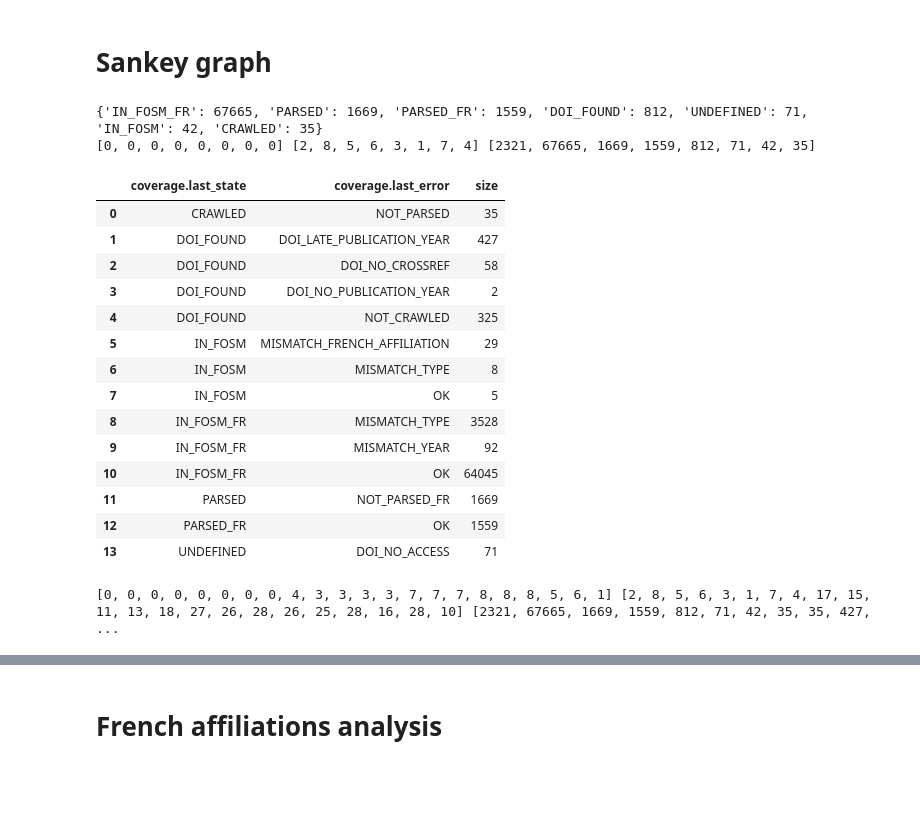
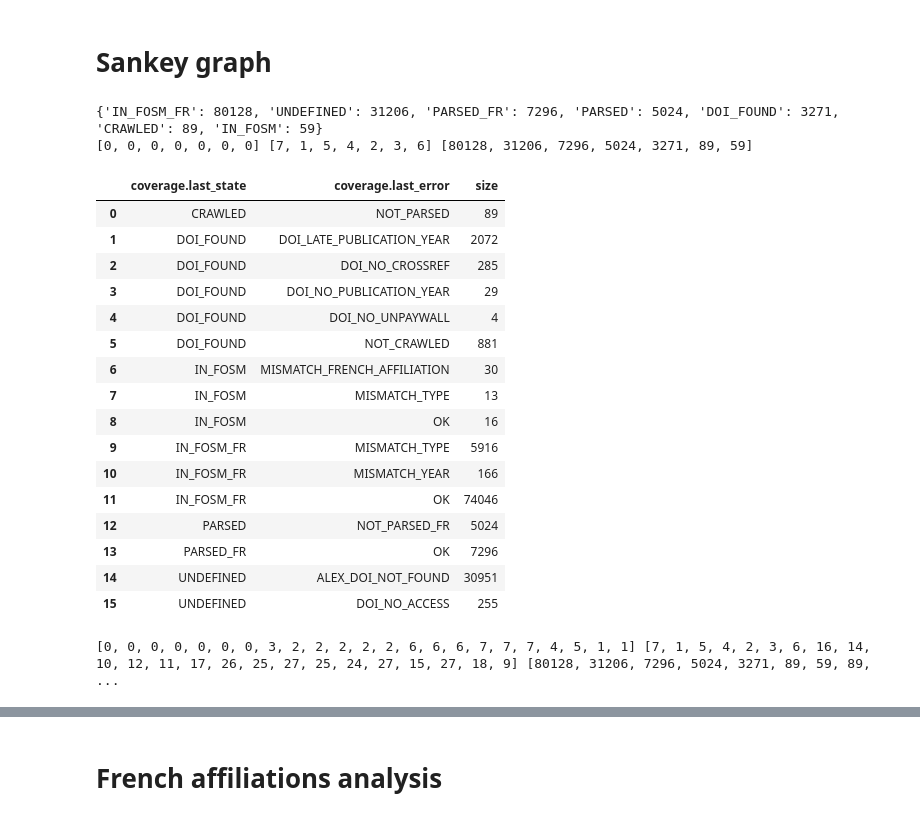
Before and after one commit to dataesr/bso-coverage, a Jupyter notebook: 2_analyse_data_openalex.ipynb, the cells around one changed output, grey strips where cells are left out. Saved outputs shown, nothing was run; the diff lists cells and outputs as text; code cells hidden in the pictures; blank space fills up the shorter version.

Commit message:
enh(openalex): update with new publications

```diff
--- a/2_analyse_data_openalex.ipynb
+++ b/2_analyse_data_openalex.ipynb
@@ -44,25 +44,30 @@ with open(f"data/openalex/part_014.jsonl") as f:
 # Sankey graph
 # %%
 # Build Sankey data
-labels = ["OpenAlex", "UNDEFINED", "DOI_MISSING", "DOI_FOUND", "CRAWLED", "PARSED", "PARSED_FR", "IN_FOSM", "IN_FOSM_FR",
+labels = ["OpenAlex", "UNDEFINED", "DOI_FOUND", "CRAWLED", "PARSED", "PARSED_FR", "IN_FOSM", "IN_FOSM_FR",
           "BAD_DOI", "DOI_NO_ACCESS", "DOI_NO_CROSSREF", "DOI_NO_UNPAYWALL", "DOI_NO_PUBLICATION_YEAR",
           "DOI_EARLY_PUBLICATION_YEAR", "DOI_LATE_PUBLICATION_YEAR", "NOT_PARSED_FR", "NOT_PARSED",
           "NOT_CRAWLED", "ALEX_DOI_NOT_FOUND", "ALEX_AUTHORSHIPS_NOT_FOUND", "ALEX_YEAR_NOT_FOUND",
           "ALEX_TYPE_NOT_FOUND", "FOSM_YEAR_NOT_FOUND", "FOSM_TYPE_NOT_FOUND", "MISMATCH_YEAR",
           "MISMATCH_TYPE", "MISMATCH_FRENCH_AFFILIATION", "OK"]
-
+palette = ["#d9d9d9", "#d9d9d9", "#ccebc5", "#fb8072", "#bebada", "#ffffb3", "#8dd3c7", "#b3de69",
+           "#bc80bd", "#bc80bd", "#bc80bd", "#bc80bd", "#bc80bd",
+           "#bc80bd", "#bc80bd", "#bebada", "#fb8072",
+           "#ccebc5", "#80b1d3", "#80b1d3", "#80b1d3",
+           "#80b1d3", "#ffed6f", "#ffed6f", "#fdb462",
+           "#fdb462", "#fdb462", "#b3de69"]
 sources = []
 targets = []
 values = []
+colors = []
 # %%
-# Valid journal-article / article error
+# Correct journal-article / article error
 df.loc[df["coverage.last_error_data"] == "('journal-article', 'article')", "coverage.last_error"] = "OK"
 df.loc[df["coverage.last_error"] == "OK", "coverage.last_error_data"] = None
+
+# Correct doi missing error
+df.loc[df["doi"].isnull(), "coverage.last_state"] = "UNDEFINED"
+df.loc[df["doi"].isnull(), "coverage.last_error"] = "ALEX_DOI_NOT_FOUND"
-# %%
-# Add missing dois
-sources.append(labels.index("OpenAlex"))
-targets.append(labels.index("DOI_MISSING"))
-values.append(df["doi"].isnull().sum())
 # %%
 # Add publications states
 states_dict = df["coverage.last_state"].value_counts().to_dict()
@@ -71,38 +76,42 @@ for key in states_dict:
     sources.append(labels.index("OpenAlex"))
     targets.append(labels.index(key))
     values.append(states_dict.get(key))
+    colors.append(palette[labels.index(key)])
 
 print(sources, targets, values)
 # %% [output]
-{'IN_FOSM_FR': 67665, 'PARSED': 1669, 'PARSED_FR': 1559, 'DOI_FOUND': 812, 'UNDEFINED': 71, 'IN_FOSM': 42, 'CRAWLED': 35}
-[0, 0, 0, 0, 0, 0, 0, 0] [2, 8, 5, 6, 3, 1, 7, 4] [2321, 67665, 1669, 1559, 812, 71, 42, 35]
+{'IN_FOSM_FR': 80128, 'UNDEFINED': 31206, 'PARSED_FR': 7296, 'PARSED': 5024, 'DOI_FOUND': 3271, 'CRAWLED': 89, 'IN_FOSM': 59}
+[0, 0, 0, 0, 0, 0, 0] [7, 1, 5, 4, 2, 3, 6] [80128, 31206, 7296, 5024, 3271, 89, 59]
 # %%
 # Add publications errors
 grouped_df = df.groupby(by=["coverage.last_state", "coverage.last_error"], as_index=False).size()
 display(grouped_df)
 for index, row in grouped_df.iterrows():
     sources.append(labels.index(row["coverage.last_state"]))
     targets.append(labels.index(row["coverage.last_error"]))
     values.append(row["size"])
+    colors.append(palette[labels.index(row["coverage.last_error"])])
 
 print(sources, targets, values)
 # %% [output]
 |  | coverage.last_state | coverage.last_error | size |
-| 0 | CRAWLED | NOT_PARSED | 35 |
-| 1 | DOI_FOUND | DOI_LATE_PUBLICATION_YEAR | 427 |
-| 2 | DOI_FOUND | DOI_NO_CROSSREF | 58 |
-| 3 | DOI_FOUND | DOI_NO_PUBLICATION_YEAR | 2 |
-| 4 | DOI_FOUND | NOT_CRAWLED | 325 |
-| 5 | IN_FOSM | MISMATCH_FRENCH_AFFILIATION | 29 |
-| 6 | IN_FOSM | MISMATCH_TYPE | 8 |
-| 7 | IN_FOSM | OK | 5 |
-| 8 | IN_FOSM_FR | MISMATCH_TYPE | 3528 |
-| 9 | IN_FOSM_FR | MISMATCH_YEAR | 92 |
-| 10 | IN_FOSM_FR | OK | 64045 |
-| 11 | PARSED | NOT_PARSED_FR | 1669 |
-| 12 | PARSED_FR | OK | 1559 |
-| 13 | UNDEFINED | DOI_NO_ACCESS | 71 |
+| 0 | CRAWLED | NOT_PARSED | 89 |
+| 1 | DOI_FOUND | DOI_LATE_PUBLICATION_YEAR | 2072 |
+| 2 | DOI_FOUND | DOI_NO_CROSSREF | 285 |
+| 3 | DOI_FOUND | DOI_NO_PUBLICATION_YEAR | 29 |
+| 4 | DOI_FOUND | DOI_NO_UNPAYWALL | 4 |
+| 5 | DOI_FOUND | NOT_CRAWLED | 881 |
+| 6 | IN_FOSM | MISMATCH_FRENCH_AFFILIATION | 30 |
+| 7 | IN_FOSM | MISMATCH_TYPE | 13 |
+| 8 | IN_FOSM | OK | 16 |
+| 9 | IN_FOSM_FR | MISMATCH_TYPE | 5916 |
+| 10 | IN_FOSM_FR | MISMATCH_YEAR | 166 |
+| 11 | IN_FOSM_FR | OK | 74046 |
+| 12 | PARSED | NOT_PARSED_FR | 5024 |
+| 13 | PARSED_FR | OK | 7296 |
+| 14 | UNDEFINED | ALEX_DOI_NOT_FOUND | 30951 |
+| 15 | UNDEFINED | DOI_NO_ACCESS | 255 |
-[0, 0, 0, 0, 0, 0, 0, 0, 4, 3, 3, 3, 3, 7, 7, 7, 8, 8, 8, 5, 6, 1] [2, 8, 5, 6, 3, 1, 7, 4, 17, 15, 11, 13, 18, 27, 26, 28, 26, 25, 28, 16, 28, 10] [2321, 67665, 1669, 1559, 812, 71, 42, 35, 35, 427,  ...
+[0, 0, 0, 0, 0, 0, 0, 3, 2, 2, 2, 2, 2, 6, 6, 6, 7, 7, 7, 4, 5, 1, 1] [7, 1, 5, 4, 2, 3, 6, 16, 14, 10, 12, 11, 17, 26, 25, 27, 25, 24, 27, 15, 27, 18, 9] [80128, 31206, 7296, 5024, 3271, 89, 59, 89,  ...
 # %%
 grouped_df = df.groupby(by=["coverage.last_error", "coverage.last_error_data"], as_index=False).size()
 display(grouped_df)
```
Also changed, not shown: parts of 20 cells of this notebook, 1 other file.
